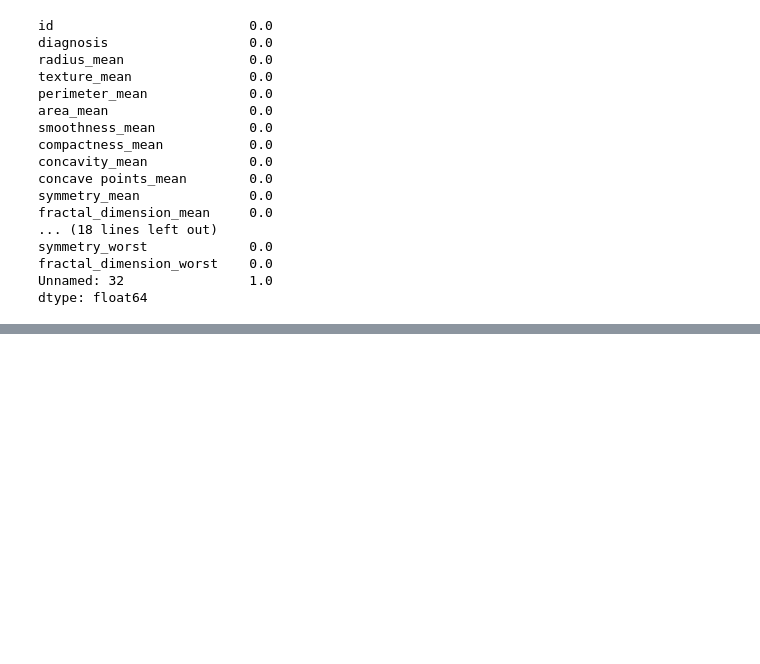
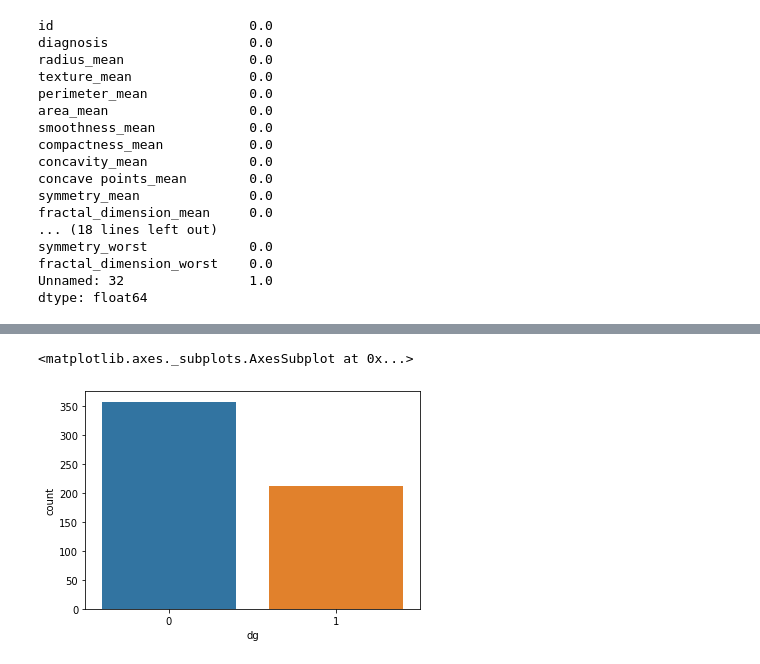
Before and after one commit to puja690/Breast, a Jupyter notebook: Breast Cancer.ipynb, the cells around one changed output, grey strips where cells are left out. Cells and saved outputs as stored; diff of their text form; code cells hidden in the pictures; blank space fills up the shorter version.

```diff
--- a/Breast Cancer.ipynb
+++ b/Breast Cancer.ipynb
@@ -190,0 +252,4 @@ dtype: float64
+# %%
+dg = pd.get_dummies(breast["diagnosis"],drop_first=True) ##get_dummies  is a function of panda which is used to convert the catogrical value into numerical value
+breast=pd.concat([breast,dg],axis=1)
+breast.head()
@@ -190,0 +284,2 @@ dtype: float64
+# %%
+breast.drop("diagnosis", axis = 1, inplace =True)
@@ -190,0 +298,2 @@ dtype: float64
+# %%
+breast["dg"]=breast["M"]
@@ -190,0 +310,2 @@ dtype: float64
+# %%
+breast.drop("M", axis = 1,inplace=True)
@@ -190,0 +322,5 @@ dtype: float64
+# %%
+sns.countplot(breast["dg"])
+# %% [output]
+<matplotlib.axes._subplots.AxesSubplot at 0x...>
+[figure, added]
```
Also changed, not shown: parts of 26 cells of this notebook.
